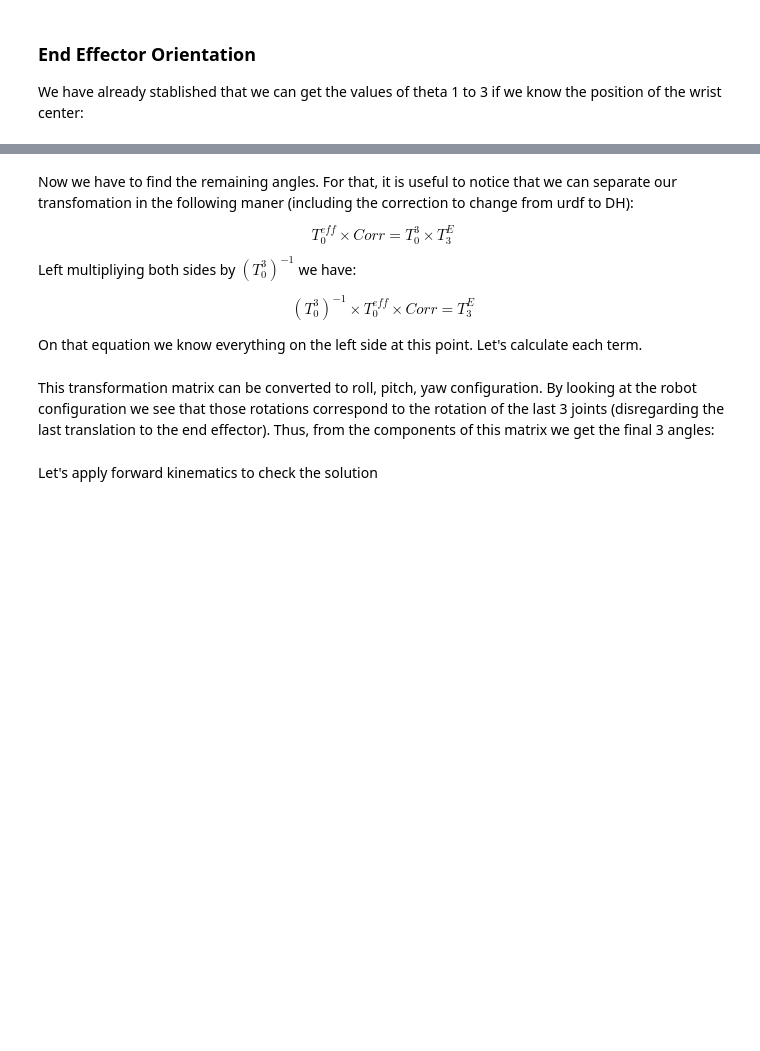
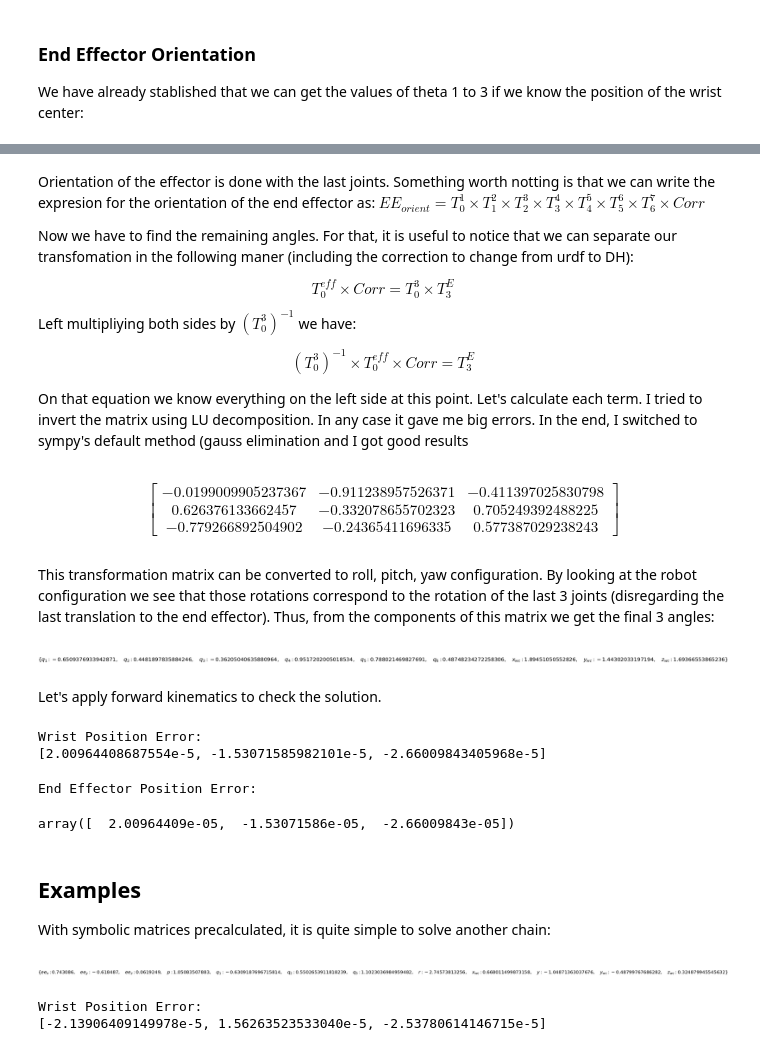
Before and after one commit to albertoferna/RoboND-Kinematics-Project, a Jupyter notebook: development_notebook.ipynb, the cells around one changed output, grey strips where cells are left out. Saved outputs shown, nothing was run; the diff lists cells and outputs as text; code cells hidden in the pictures; blank space fills up the shorter version.

```diff
--- a/development_notebook.ipynb
+++ b/development_notebook.ipynb
@@ -274,7 +293,7 @@ gamma = acos(((side_b ** 2) + (side_a ** 2) - (side_c_sq)) / (2 * (side_b + side
 # %%
 # solve relations based on distances and angles
-theta_2 = pi / 2 - alpha - atan2(distance[2], sqrt(simplify(distance[0] ** 2 + distance[1] ** 2)))
-theta_3 = pi / 2 - beta + 0.036
+theta_2 = pi / 2 - beta - atan2(distance[2], sqrt(simplify(distance[0] ** 2 + distance[1] ** 2)))
+theta_3 = pi / 2 - (gamma + 0.036)
 # %% [markdown]
 ### Check symbolic solution
 
@@ -299,6 +326,24 @@ round_trip = {q_s[0]: float(theta_1.subs(ik_test)), q_s[1]: float(theta_2.subs(i
 ## Effector Orientation
 
 The other part of the problem is orienting the effector. Orientation of the effector is done with the last joints. But, before doing that, we need to define it in terms of the data received. The requested orientation is defined as a quaternion. This can be easily converted to RPY (roll, pitch, yaw) using tf.transformations.euler_from_quaternion. With that information we can calculate the transformation from the origin to the end effector.
+# %%
+def quaternion2euler(q):
+    """
+    Helper function to convert quaternions to RPY configuration.
+    Assumes same format than ros function with w as the last element (x,y,z,w)
+    """
+    sin_r = 2.0 * (q[3] * q[0] + q[1] * q[2])
+    cos_r = 1.0 - 2.0 * (q[0] * q[0] + q[1] * q[1])
+    roll = np.arctan2(sin_r, cos_r)
+    sin_p = 2.0 * (q[3] * q[1] - q[2] * q[0])
+    if (abs(sin_p) >= 1):
+        pitch = copysign(np.pi / 2, sin_p) # use 90 degrees if out of range
+    else:
+        pitch = np.arcsin(sin_p)
+    sin_y = 2.0 * (q[3] * q[2] + q[0] * q[1])
+    cos_y = 1.0 - 2.0 * (q[1] * q[1] + q[2] * q[2])
+    yaw = atan2(sin_y, cos_y)
+    return roll, pitch, yaw
 # %%
 # Asummed a RPY configuration converted from quaternion
 roll = symbols('r', real=True)
@@ -307,7 +352,8 @@ yaw = symbols('y', real=True)
 ee_x = symbols('ee_x', real=True)
 ee_y = symbols('ee_y', real=True)
 ee_z = symbols('ee_z', real=True)
-ee_orient = [1.6544359732979843, 0.4899095071534359, 0.062392126062629866]
+e_qua = [0.708611,0.186356,-0.157931,0.661967]
+ee_orient = quaternion2euler(e_qua)
 ee_pos = [2.16135, -1.42635, 1.55109]
 ee_conf = {ee_x: ee_pos[0], ee_y: ee_pos[1], ee_z: ee_pos[2],
            roll: ee_orient[0], pitch: ee_orient[1], yaw: ee_orient[2]}
@@ -349,4 +403,7 @@ ik_conf
 # %% [markdown]
+Orientation of the effector is done with the last joints. Something worth notting is that we can write the expresion for the orientation of the end effector as:
+$EE_{orient} = T^1_0 \times T^2_1 \times T^3_2 \times T^4_3 \times T^5_4 \times T^6_5 \times T^7_6\times Corr$
+
 Now we have to find the remaining angles. For that, it is useful to notice that we can separate our transfomation in the following maner (including the correction to change from urdf to DH):
 
 $$T^{eff}_0 \times Corr= T^3_0 \times T^E_3$$
@@ -355,18 +412,22 @@ Left multipliying both sides by $({T^3_0})^{-1}$ we have:
 
 $$({T^3_0})^{-1} \times T^{eff}_0 \times Corr= T^E_3$$
 
-On that equation we know everything on the left side at this point. Let's calculate each term.
+On that equation we know everything on the left side at this point. Let's calculate each term. I tried to invert the matrix using LU decomposition. In any case it gave me big errors. In the end, I switched to sympy's default method (gauss elimination and I got good results
 # %%
-T_3_6 = ((T_s[0].subs(ik_conf) * T_s[1].subs(ik_conf) * T_s[2].subs(ik_conf)).inv('LU')[:3, :3] *
+T_3_E = ((T_s[0].subs(ik_conf) * T_s[1].subs(ik_conf) * T_s[2].subs(ik_conf)).inv()[:3, :3] *
          T_0_eff.subs(ee_conf)[:3, :3])
-T_3_6
+T_3_E
+# %% [output]
+$$\left[\begin{matrix}-0.0199009905237367 & -0.911238957526371 & -0.411397025830798\\0.626376133662457 & -0.332078655702323 & 0.705249392488225\\-0.779266892504902 & -0.24365411696335 & 0.577387029238243\end{matrix}\right]$$
 # %% [markdown]
 This transformation matrix can be converted to roll, pitch, yaw configuration. By looking at the robot configuration we see that those rotations correspond to the rotation of the last 3 joints (disregarding the last translation to the end effector). Thus, from the components of this matrix we get the final 3 angles:
 # %%
-theta_4 = atan2(T_3_6[2, 2], -T_3_6[0, 2])
-theta_5 = atan2(sqrt(T_3_6[0, 2] ** 2 + T_3_6[2, 2] ** 2), T_3_6[1, 2])
-theta_6 = atan2(-T_3_6[1, 1], T_3_6[1, 0])
-ik_test.update(dict(zip(q_s[3:6], [float(theta_4), float(theta_5), float(theta_6)])))
-ik_test
+theta_4 = atan2(T_3_E[2, 2], -T_3_E[0, 2])
+theta_5 = atan2(sqrt(T_3_E[0, 2] ** 2 + T_3_E[2, 2] ** 2), T_3_E[1, 2])
+theta_6 = atan2(-T_3_E[1, 1], T_3_E[1, 0])
+ik_conf.update(dict(zip(q_s[3:6], [float(theta_4), float(theta_5), float(theta_6)])))
+ik_conf
+# %% [output]
+[figure, added]
 # %% [markdown]
-Let's apply forward kinematics to check the solution
+Let's apply forward kinematics to check the solution.
@@ -375,3 +434,6 @@ Let's apply forward kinematics to check the solution
 # %%
-print((T_s[0] * T_s[1] * T_s[2] * T_s[3] * origin).subs(ik_conf))
-((T_s[0] * T_s[1] * T_s[2] * T_s[3]).subs(conf) * origin)[:3]
+print('Wrist Position Error:')
+print((wrist_position.subs(ee_conf) - (T_s[0] * T_s[1] * T_s[2] * T_s[3] * origin).subs(ik_conf)).evalf()[:3])
+# %% [output]
+Wrist Position Error:
+[2.00964408687554e-5, -1.53071585982101e-5, -2.66009843405968e-5]
@@ -386,0 +440,10 @@ print((T_s[0] * T_s[1] * T_s[2] * T_s[3] * T_s[4] * T_s[5] * origin).subs(conf))
+# %%
+print('End Effector Position Error:')
+np.array(ee_pos) - np.array((T.subs(ik_conf)[:3,3])).astype('float64')[:,0]
+# %% [output]
+End Effector Position Error:
+array([  2.00964409e-05,  -1.53071586e-05,  -2.66009843e-05])
+# %% [markdown]
+## Examples
+
+With symbolic matrices precalculated, it is quite simple to solve another chain:
@@ -386,0 +464,7 @@ print((T_s[0] * T_s[1] * T_s[2] * T_s[3] * T_s[4] * T_s[5] * origin).subs(conf))
+# %%
+# Update configuration with thetas 1 to 3
+theta_1_3 = (float(theta_1.subs(ik_conf)), float(theta_2.subs(ik_conf)), float(theta_3.subs(ik_conf)))
+ik_conf.update(dict(zip(q_s[:3], theta_1_3)))
+ik_conf
+# %% [output]
+[figure, added]
@@ -386,0 +480,6 @@ print((T_s[0] * T_s[1] * T_s[2] * T_s[3] * T_s[4] * T_s[5] * origin).subs(conf))
+# %%
+print('Wrist Position Error:')
+print((wrist_position.subs(ee_conf) - (T_s[0] * T_s[1] * T_s[2] * T_s[3] * origin).subs(ik_conf)).evalf()[:3])
+# %% [output]
+Wrist Position Error:
+[-2.13906409149978e-5, 1.56263523533040e-5, -2.53780614146715e-5]
```
Also changed, not shown: parts of 25 cells of this notebook, 1 other file.
